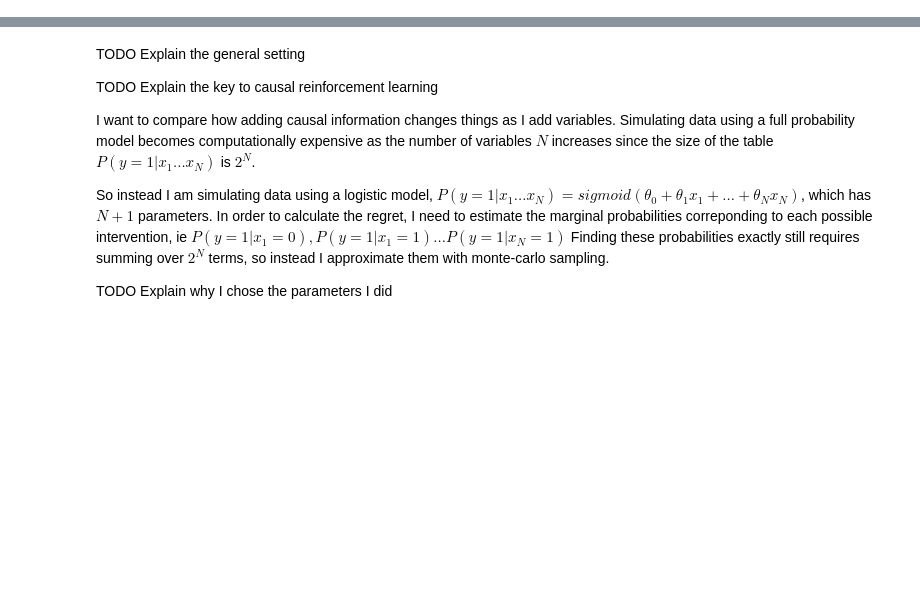
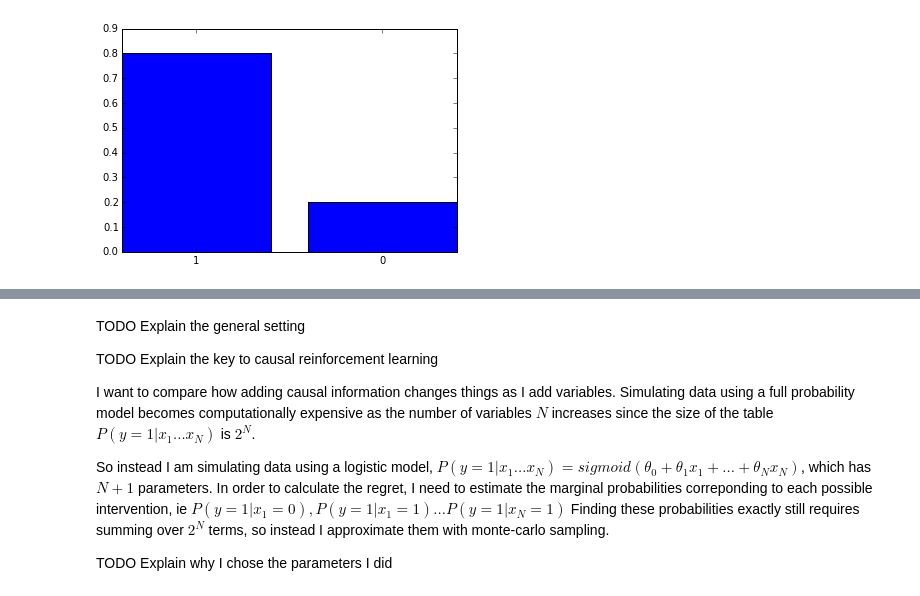
Before and after one commit to finnhacks42/causality, a Jupyter notebook: CausalReinforcement.ipynb, the cells around one changed output, grey strips where cells are left out. Saved outputs shown, nothing was run; the diff lists cells and outputs as text; code cells hidden in the pictures; blank space fills up the shorter version.

```diff
--- a/CausalReinforcement.ipynb
+++ b/CausalReinforcement.ipynb
@@ -0,0 +22,18 @@
+# %%
+# what about weighted sums of bernoulli random variables...
+
+from scipy.stats import bernoulli
+
+x = [0,1]
+y = bernoulli.pmf(x,.2)
+
+fig, axis = subplots()
+bar(x,y,align='center')
+xticks(x, ('1', '0'))
+show()
+
+y2 = bernoulli.pmf(x,.55)
+
+w = .3
+# %% [output]
+[figure, added]
```
Also changed, not shown: parts of 5 cells of this notebook, 41 other files.
